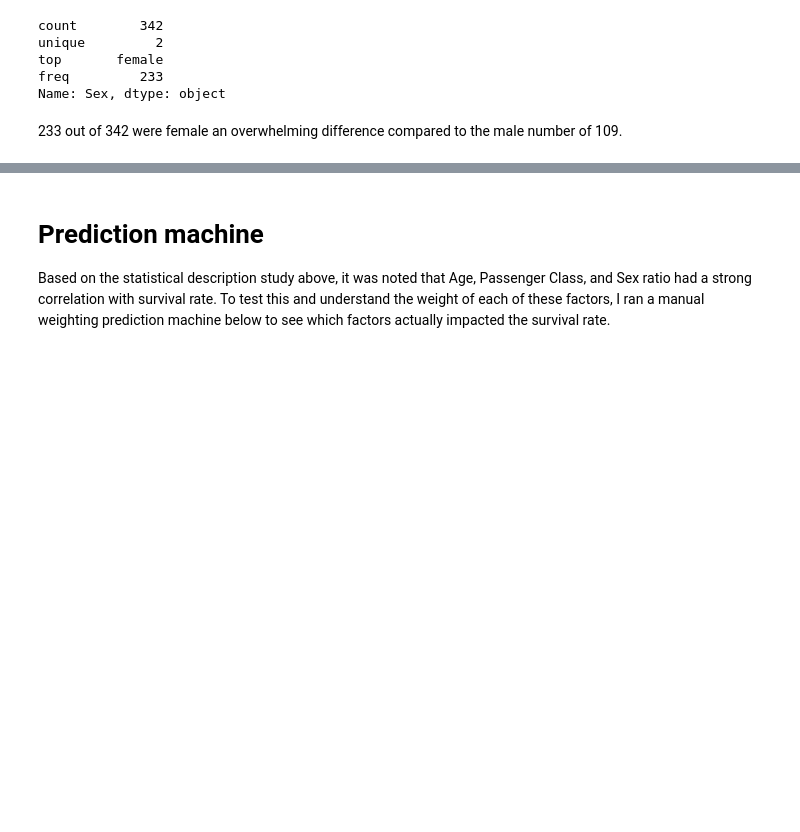
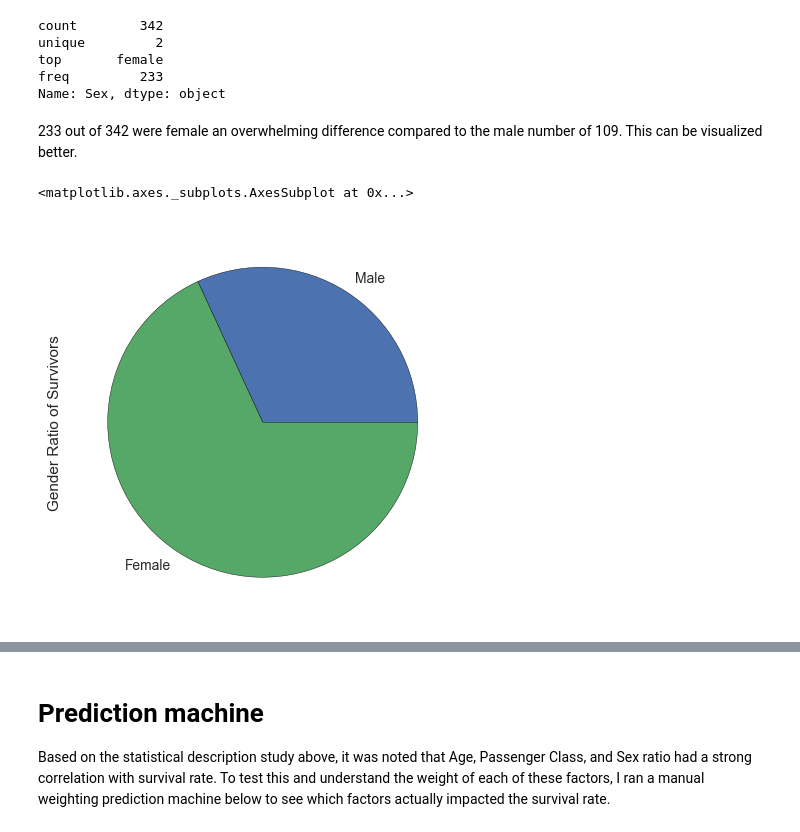
Before and after one commit to jamesyoon12/Titanic-Data, a Jupyter notebook: Titanic_Project_David_Yun.ipynb, the cells around one changed output, grey strips where cells are left out. Saved outputs shown, nothing was run; the diff lists cells and outputs as text; code cells hidden in the pictures; blank space fills up the shorter version.

```diff
--- a/Titanic_Project_David_Yun.ipynb
+++ b/Titanic_Project_David_Yun.ipynb
@@ -309,4 +350,19 @@ top       female
 freq         233
 Name: Sex, dtype: object
 # %% [markdown]
-233 out of 342 were female an overwhelming difference compared to the male number of 109.
+233 out of 342 were female an overwhelming difference compared to the male number of 109. This can be visualized better.
+# %%
+male=[]
+female=[]
+for i in lp.Sex:
+    if i == "male":
+        male.append(i)
+    else:
+        female.append(i)
+ma=len(male)
+fem=len(female)
+lpclass=pd.Series([ma,fem], index=['Male','Female'], name='Gender Ratio of Survivors')
+lpclass.plot.pie(figsize=(5, 5))
+# %% [output]
+<matplotlib.axes._subplots.AxesSubplot at 0x...>
+[figure, added]
```
Also changed, not shown: parts of 8 cells of this notebook.
